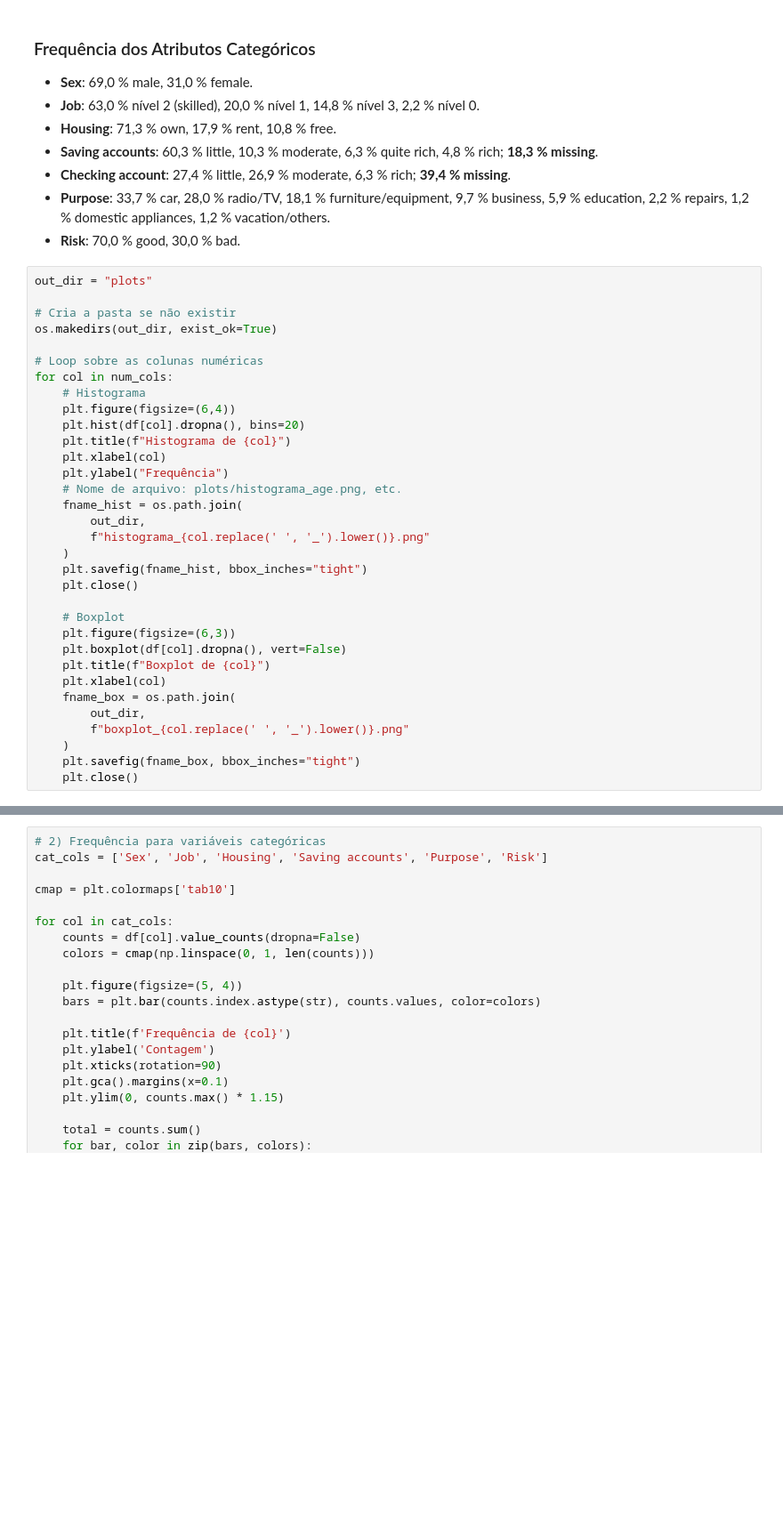
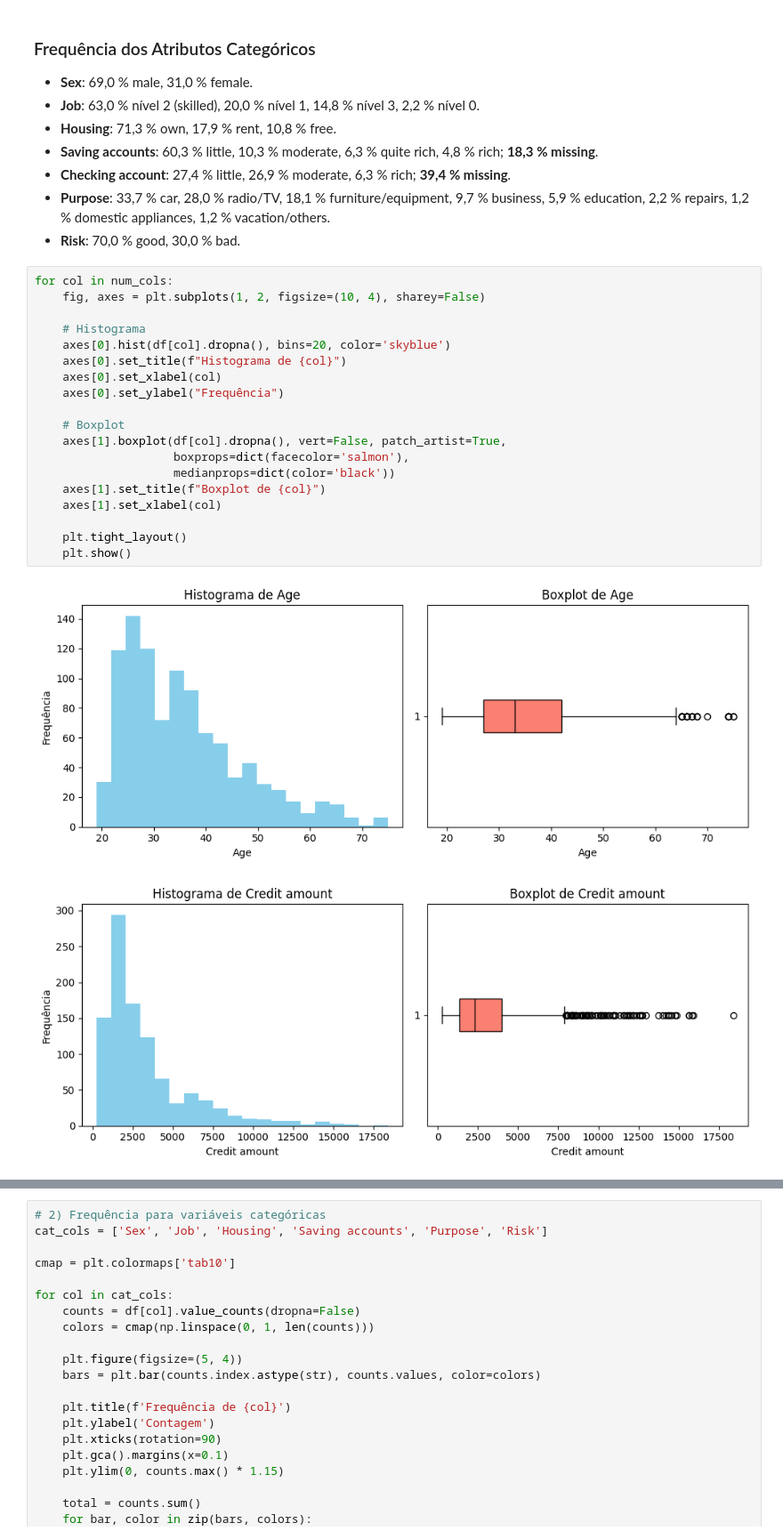
Before and after one commit to gabisoaresm/Aprendizado-Automatico, a Jupyter notebook: T1/pre_processamento.ipynb, the cells around one changed output, grey strips where cells are left out. Shown: that part at 89% size. Drawn from its saved outputs; the diff is of its cells as text; blank space fills up the shorter version.

```diff
--- a/T1/pre_processamento.ipynb
+++ b/T1/pre_processamento.ipynb
@@ -207,35 +206,24 @@ stats_num
 - **Purpose**: 33,7 % car, 28,0 % radio/TV, 18,1 % furniture/equipment, 9,7 % business, 5,9 % education, 2,2 % repairs, 1,2 % domestic appliances, 1,2 % vacation/others.
 - **Risk**: 70,0 % good, 30,0 % bad.
 # %%
-out_dir = "plots"
+for col in num_cols:
+    fig, axes = plt.subplots(1, 2, figsize=(10, 4), sharey=False)
 
-# Cria a pasta se não existir
-os.makedirs(out_dir, exist_ok=True)
-
-# Loop sobre as colunas numéricas
-for col in num_cols:
     # Histograma
-    plt.figure(figsize=(6,4))
-    plt.hist(df[col].dropna(), bins=20)
-    plt.title(f"Histograma de {col}")
-    plt.xlabel(col)
-    plt.ylabel("Frequência")
-    # Nome de arquivo: plots/histograma_age.png, etc.
-    fname_hist = os.path.join(
-        out_dir,
-        f"histograma_{col.replace(' ', '_').lower()}.png"
-    )
-    plt.savefig(fname_hist, bbox_inches="tight")
-    plt.close()
+    axes[0].hist(df[col].dropna(), bins=20, color='skyblue')
+    axes[0].set_title(f"Histograma de {col}")
+    axes[0].set_xlabel(col)
+    axes[0].set_ylabel("Frequência")
 
     # Boxplot
-    plt.figure(figsize=(6,3))
-    plt.boxplot(df[col].dropna(), vert=False)
-    plt.title(f"Boxplot de {col}")
-    plt.xlabel(col)
-    fname_box = os.path.join(
-        out_dir,
-        f"boxplot_{col.replace(' ', '_').lower()}.png"
-    )
-    plt.savefig(fname_box, bbox_inches="tight")
-    plt.close()
+    axes[1].boxplot(df[col].dropna(), vert=False, patch_artist=True,
+                    boxprops=dict(facecolor='salmon'),
+                    medianprops=dict(color='black'))
+    axes[1].set_title(f"Boxplot de {col}")
+    axes[1].set_xlabel(col)
+
+    plt.tight_layout()
+    plt.show()
+# %% [output]
+[figure, added]
+[figure, added]
```
Also changed, not shown: parts of 5 cells of this notebook, 6 other files.
